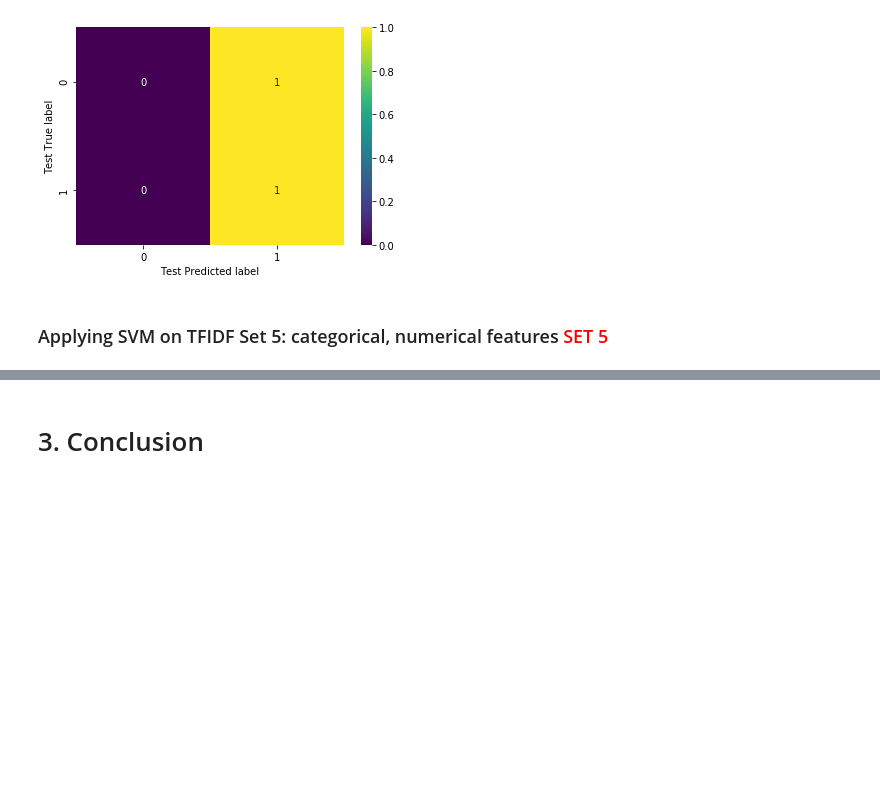
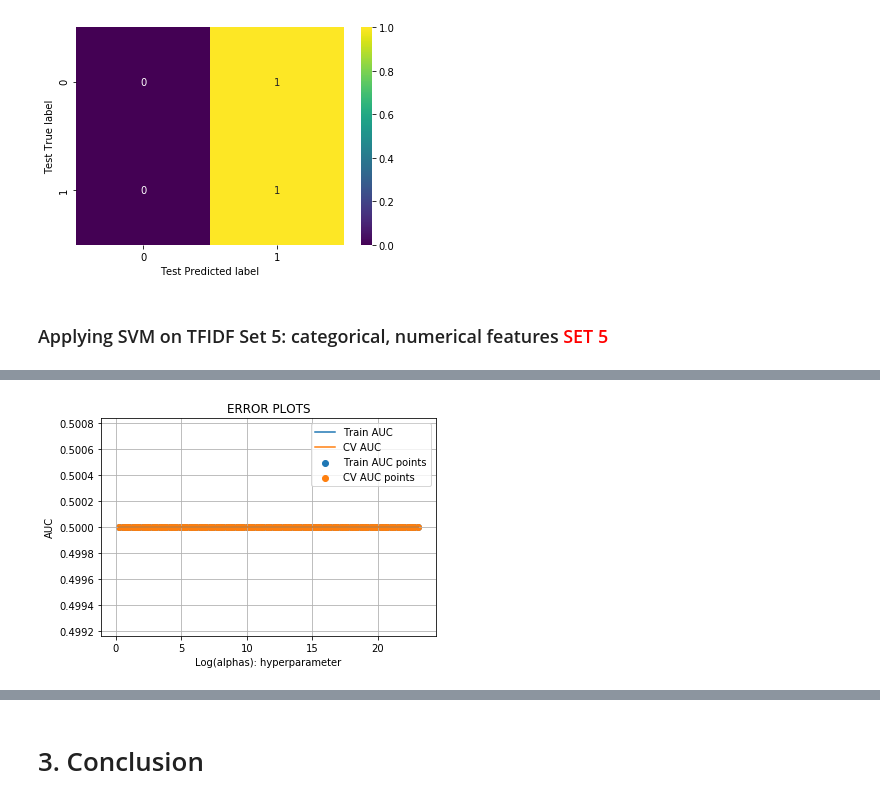
Before and after one commit to VipinJain1/VIP-Support-Vector-Machines, a Jupyter notebook: support_vector_machines_analysis.ipynb, the cells around one changed output, grey strips where cells are left out. Saved outputs shown, nothing was run; the diff lists cells and outputs as text; code cells hidden in the pictures; blank space fills up the shorter version.

```diff
--- a/support_vector_machines_analysis.ipynb
+++ b/support_vector_machines_analysis.ipynb
@@ -1273 +1319,5 @@ model.score = 0.8333333333333334
 [figure]
+# %%
+SVM_alpha_analysis(X_tr,y_train,X_te,y_test)
+# %% [output]
+[figure, added]
```
Also changed, not shown: parts of 17 cells of this notebook.
